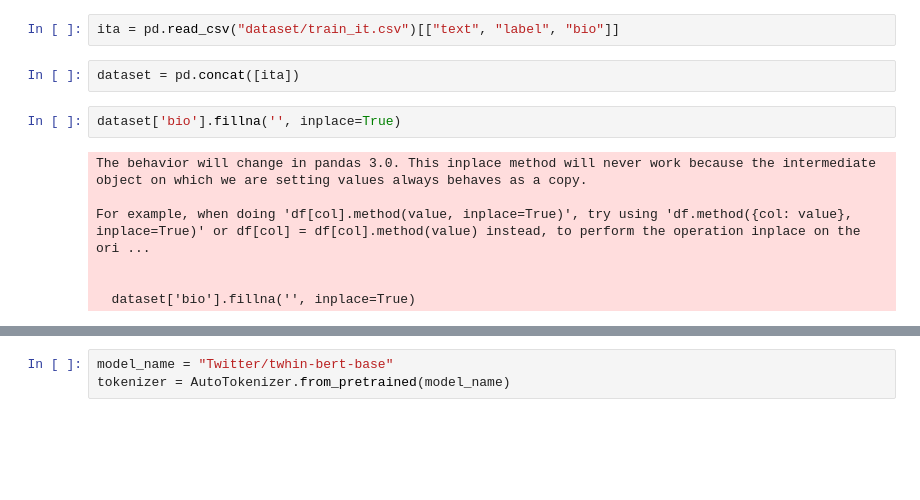
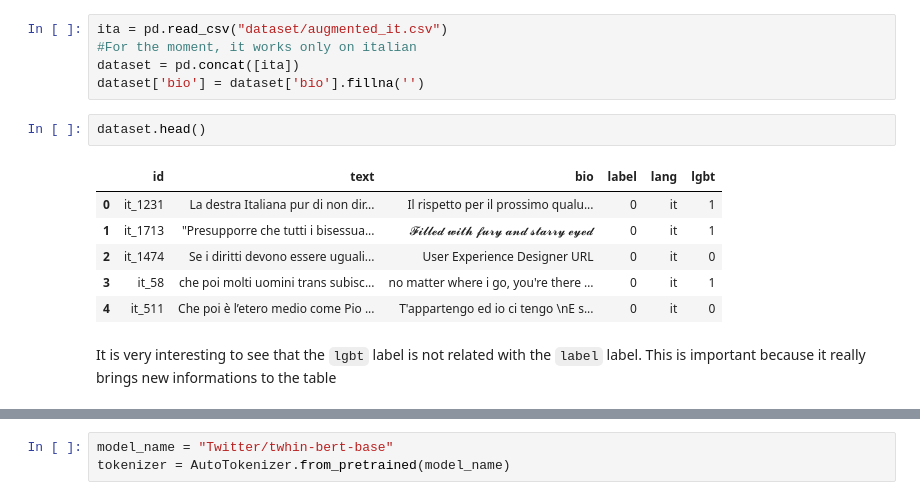
Before and after one commit to LucaTedeschini/multipride, a Jupyter notebook: double_pipeline.ipynb, the cells around one changed output, grey strips where cells are left out. Drawn from its saved outputs; the diff is of its cells as text; blank space fills up the shorter version.

```diff
--- a/double_pipeline.ipynb
+++ b/double_pipeline.ipynb
@@ -26,13 +36,16 @@ os.environ["TRANSFORMERS_NO_ADVISORY_WARNINGS"] = "true"
 # %%
-ita = pd.read_csv("dataset/train_it.csv")[["text", "label", "bio"]]
+ita = pd.read_csv("dataset/augmented_it.csv")
+#For the moment, it works only on italian
+dataset = pd.concat([ita])
+dataset['bio'] = dataset['bio'].fillna('')
-# %%
-dataset = pd.concat([ita])
-# %%
-dataset['bio'].fillna('', inplace=True)
-# %% [output]
-The behavior will change in pandas 3.0. This inplace method will never work because the intermediate object on which we are setting values always behaves as a copy.
-
-For example, when doing 'df[col].method(value, inplace=True)', try using 'df.method({col: value}, inplace=True)' or df[col] = df[col].method(value) instead, to perform the operation inplace on the ori ...
-
-
-  dataset['bio'].fillna('', inplace=True)
+# %%
+dataset.head()
+# %% [output]
+|  | id | text | bio | label | lang | lgbt |
+| 0 | it_1231 | La destra Italiana pur di non dir... | Il rispetto per il prossimo qualu... | 0 | it | 1 |
+| 1 | it_1713 | "Presupporre che tutti i bisessua... | 𝓕𝓲𝓵𝓵𝓮𝓭 𝔀𝓲𝓽𝓱 𝓯𝓾𝓻𝔂 𝓪𝓷𝓭 𝓼𝓽𝓪𝓻𝓻𝔂 𝓮𝔂𝓮𝓭 | 0 | it | 1 |
+| 2 | it_1474 | Se i diritti devono essere uguali... | User Experience Designer URL | 0 | it | 0 |
+| 3 | it_58 | che poi molti uomini trans subisc... | no matter where i go, you're there … | 0 | it | 1 |
+| 4 | it_511 | Che poi è l’etero medio come Pio ... | T'appartengo ed io ci tengo \nE s... | 0 | it | 0 |
+# %% [markdown]
+It is very interesting to see that the `lgbt` label is not related with the `label` label. This is important because it really brings new informations to the table
```
Also changed, not shown: parts of 47 cells of this notebook, 2 other files.
